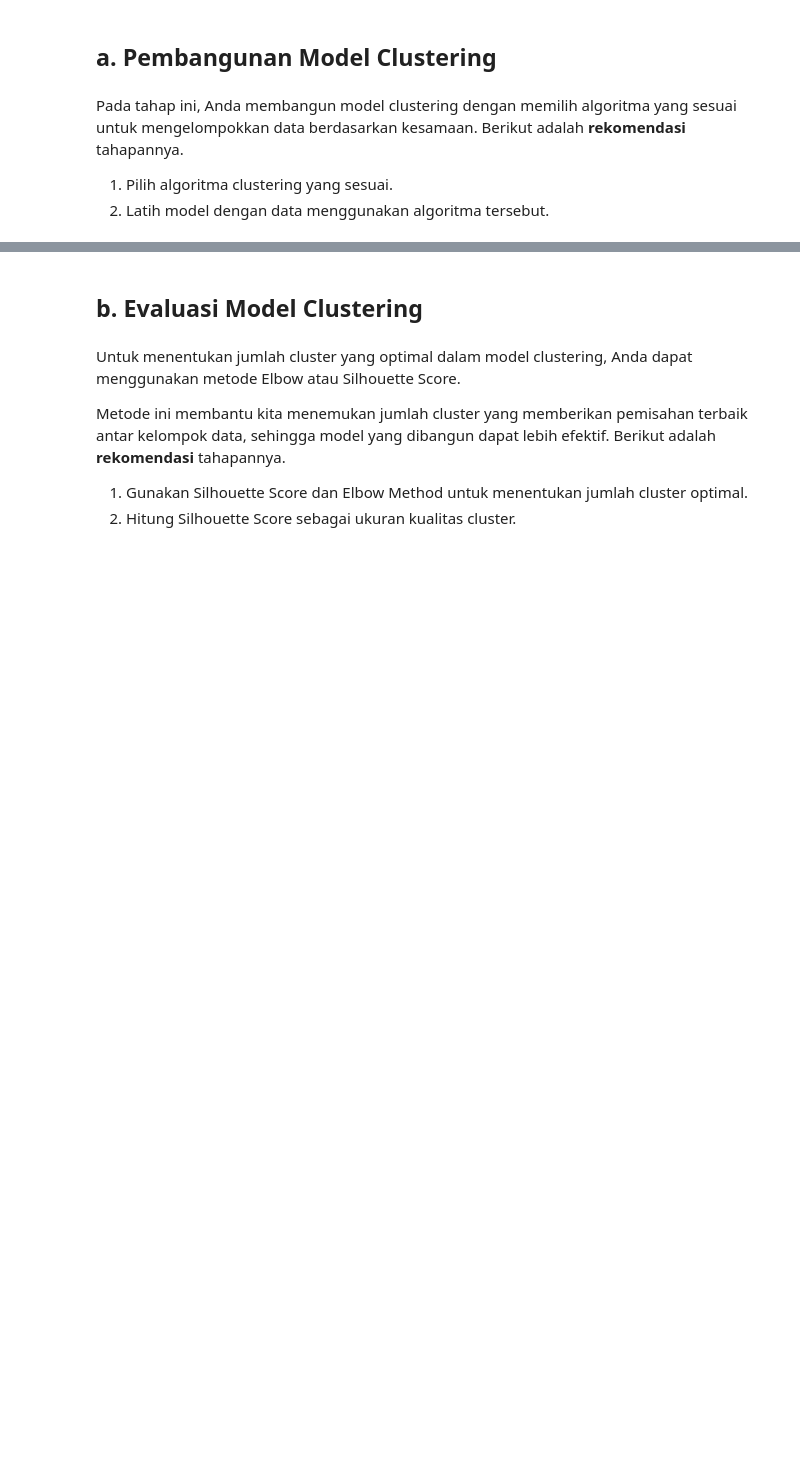
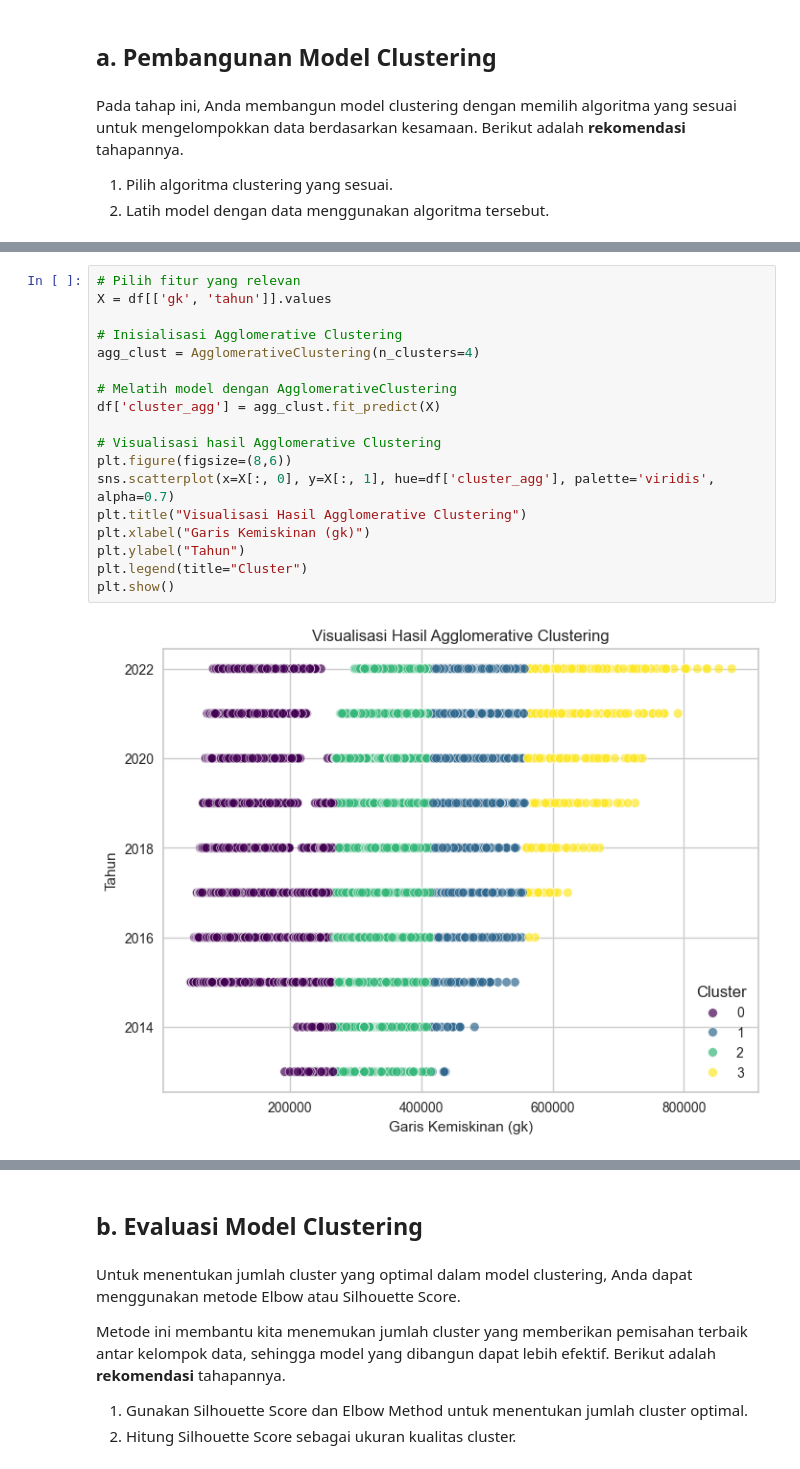
Before and after one commit to MuhDila/Submission_Belajar_Machine_Learning_untuk_Pemula, a Jupyter notebook: [Clustering]_Submission_Akhir_BMLP_Muhammad Dila.ipynb, the cells around one changed output, grey strips where cells are left out. Saved outputs shown, nothing was run; the diff lists cells and outputs as text; blank space fills up the shorter version.

```diff
--- a/[Clustering]_Submission_Akhir_BMLP_Muhammad Dila.ipynb
+++ b/[Clustering]_Submission_Akhir_BMLP_Muhammad Dila.ipynb
@@ -514,0 +562,20 @@ Pada tahap ini, Anda membangun model clustering dengan memilih algoritma yang se
+# %%
+# Pilih fitur yang relevan
+X = df[['gk', 'tahun']].values
+
+# Inisialisasi Agglomerative Clustering
+agg_clust = AgglomerativeClustering(n_clusters=4)
+
+# Melatih model dengan AgglomerativeClustering
+df['cluster_agg'] = agg_clust.fit_predict(X)
+
+# Visualisasi hasil Agglomerative Clustering
+plt.figure(figsize=(8,6))
+sns.scatterplot(x=X[:, 0], y=X[:, 1], hue=df['cluster_agg'], palette='viridis', alpha=0.7)
+plt.title("Visualisasi Hasil Agglomerative Clustering")
+plt.xlabel("Garis Kemiskinan (gk)")
+plt.ylabel("Tahun")
+plt.legend(title="Cluster")
+plt.show()
+# %% [output]
+[figure, added]
```
Also changed, not shown: parts of 14 cells of this notebook.
